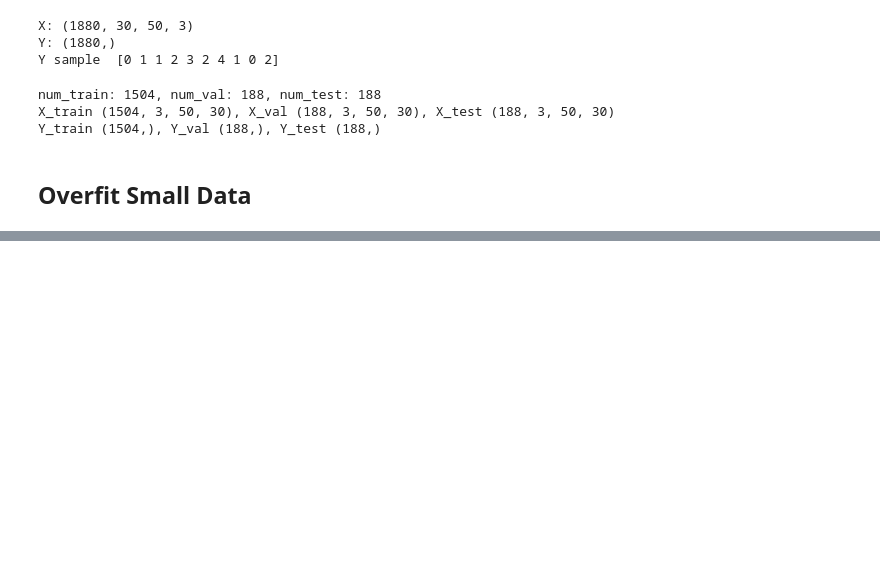
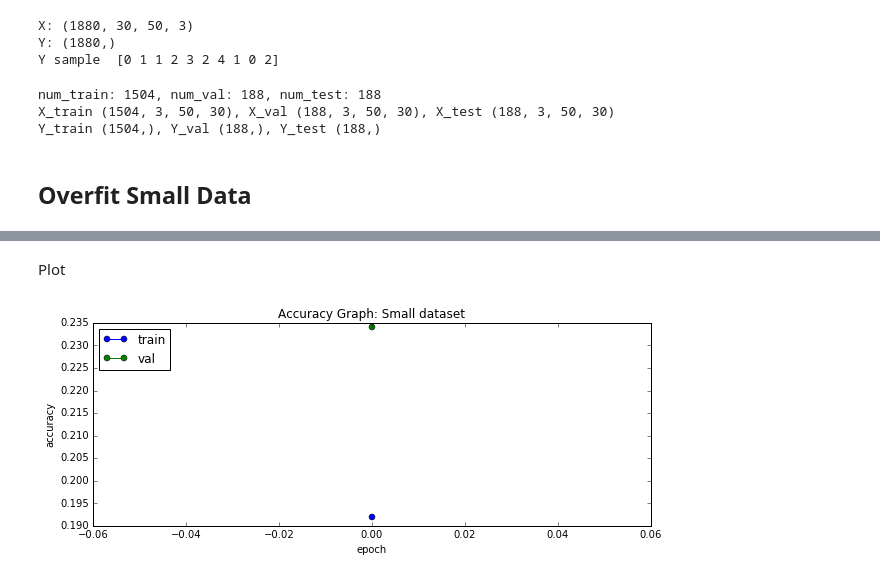
Before and after one commit to ange3/convnet-worldview, a Jupyter notebook: Conv Net.ipynb, the cells around one changed output, grey strips where cells are left out. Drawn from its saved outputs; the diff is of its cells as text; code cells hidden in the pictures; blank space fills up the shorter version.

```diff
--- a/Conv Net.ipynb
+++ b/Conv Net.ipynb
@@ -105,0 +150,24 @@ NameError: global name 'col2im_6d_cython' is not defined
+# %%
+# Hyperparams
+LEARN_RATE = 1e-4
+WEIGHT_SCALE = 1e-2
+NUM_EPOCHS = 15
+BATCH_SIZE = 50
+# %%
+full_data = {
+  'X_train': X_train,
+  'y_train': Y_train,
+  'X_val': X_val,
+  'y_val': Y_val,
+}
+
+model = ThreeLayerConvNet(input_dim = (C, W, H), num_classes = 5, weight_scale=WEIGHT_SCALE)
+
+solver = Solver(model, full_data,
+                num_epochs=NUM_EPOCHS, batch_size=BATCH_SIZE,
+                update_rule='adam',
+                optim_config={
+                  'learning_rate': LEARN_RATE,
+                },
+                verbose=True, print_every=1)
+solver.train()
@@ -105,0 +192,2 @@ NameError: global name 'col2im_6d_cython' is not defined
+# %% [markdown]
+Plot
@@ -105,0 +204,16 @@ NameError: global name 'col2im_6d_cython' is not defined
+# %%
+plt.plot(solver.train_acc_history, '-o')
+plt.plot(solver.val_acc_history, '-o')
+plt.legend(['train', 'val'], loc='upper left')
+plt.xlabel('epoch')
+plt.ylabel('accuracy')
+plt.title('Accuracy Graph: Small dataset')
+
+
+fname = 'plots/accuracy_%s_lr_%.4f_weight_%.4f_epochs_%d_batch_%d.jpg' % (DATA_BATCH+DATA_SIZE, LEARN_RATE, WEIGHT_SCALE, NUM_EPOCHS, BATCH_SIZE)
+
+plt.savefig(fname)
+
+plt.show()
+# %% [output]
+[figure, added]
```
Also changed, not shown: parts of 13 cells of this notebook, 3 other files.
